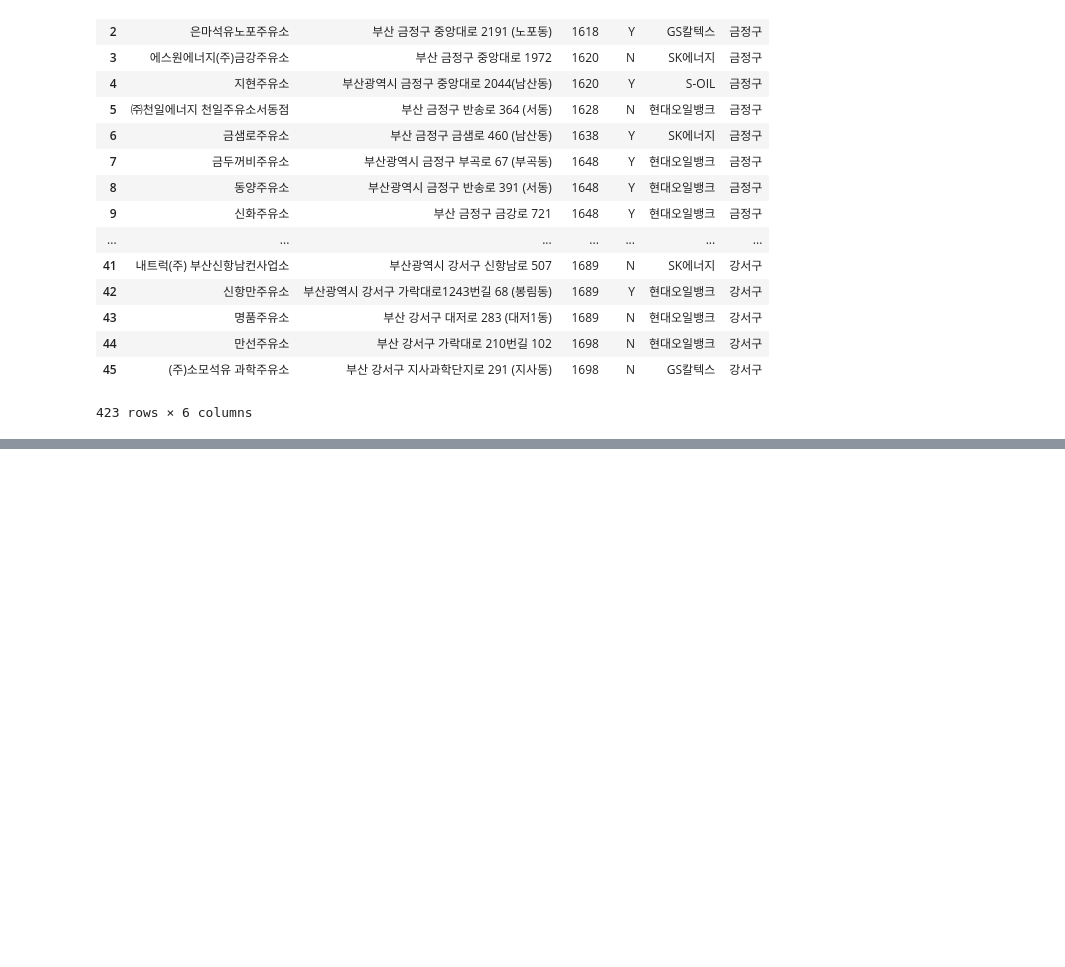
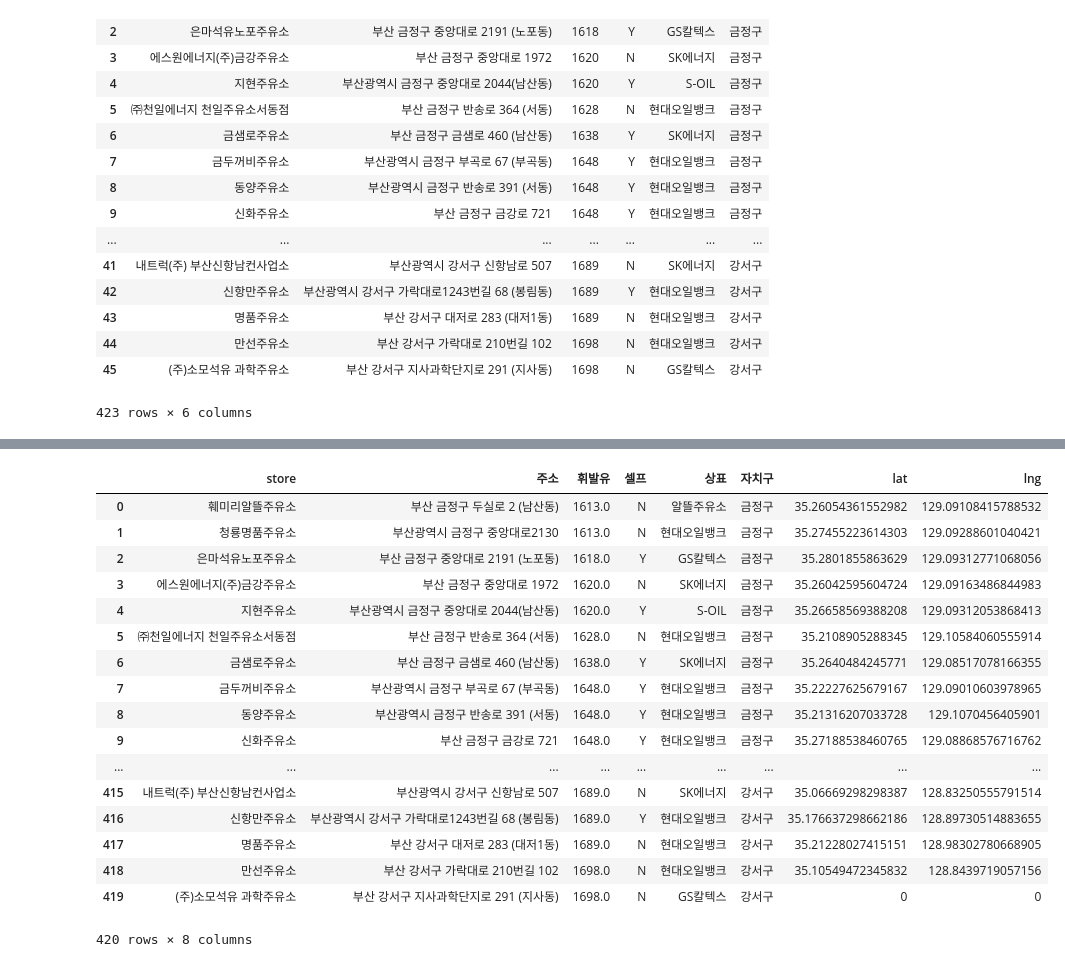
Before and after one commit to ChiHoonOH/python_analysis, a Jupyter notebook: basic_analysis/step4_selenium_crawling/셀레니움을 이용한 데이터 자동 수집 크롤러 개발 및 분석(셀프주유소 대비 브랜드주유소 가격경쟁력).ipynb, the cells around one changed output, grey strips where cells are left out. Cells and saved outputs as stored; diff of their text form; code cells hidden in the pictures; blank space fills up the shorter version.

```diff
--- a/basic_analysis/step4_selenium_crawling/셀레니움을 이용한 데이터 자동 수집 크롤러 개발 및 분석(셀프주유소 대비 브랜드주유소 가격경쟁력).ipynb
+++ b/basic_analysis/step4_selenium_crawling/셀레니움을 이용한 데이터 자동 수집 크롤러 개발 및 분석(셀프주유소 대비 브랜드주유소 가격경쟁력).ipynb
@@ -237,0 +247,3 @@ gas_stations
+# %%
+# 가격자ㅔ가 object -> float 교체
+gas_station2['휘발유'] = gas_stations2['휘발유'].astype(float)
@@ -237,0 +276,4 @@ gas_stations
+# %%
+# 데이터가 concatㅇ로 제작한 것이다보니 index가 중복적으로 나타나거나, 누락되거나 등등
+# 인덱스를 0부터 차례대로 재설정
+gas_station2.reset_index(inplace=True)
@@ -237,0 +420,16 @@ gas_stations
+# %%
+import requests
+def netGetGeocoder(query):
+    url = '''https://dapi.kakao.com/v2/local/search/address.json?query={0}&category_group_code=PO3
+    '''.format(query)
+    KAKAO_API_KEY = 'f9bcade751569c67742c3c82a2e2f2af'
+    headers = {
+        'Authorization':'KakaoAK {0}'.format(KAKAO_API_KEY)
+    }
+    #API 쿼리 수행
+    res = requests.get(url, headers=headers)
+    res = res.json()
+    if not res['documents']:
+        return 0,0
+    # 데이터 추출 : 주소, 위도, 경도, 질의어 순으로 튜플 형태로 리턴
+    return res['documents'][0]['y'],res['documents'][0]['x']
@@ -237,0 +448,9 @@ gas_stations
+# %%
+addr_lat = []
+addr_lng = []
+for addr in tqdm_notebook(gas_station2['주소']):
+    tmp = netGetGeocoder(addr)
+    addr_lat.append(tmp[0])
+    addr_lng.append(tmp[1])
+gas_station2['lat']= addr_lat
+gas_station2['lng']= addr_lng
@@ -237,0 +468,21 @@ gas_stations
+# %%
+gas_station2
+# %% [output]
+|  | store | 주소 | 휘발유 | 셀프 | 상표 | 자치구 | lat | lng |
+| 0 | 훼미리알뜰주유소 | 부산 금정구 두실로 2 (남산동) | 1613.0 | N | 알뜰주유소 | 금정구 | 35.26054361552982 | 129.09108415788532 |
+| 1 | 청룡명품주유소 | 부산광역시 금정구 중앙대로2130 | 1613.0 | N | 현대오일뱅크 | 금정구 | 35.27455223614303 | 129.09288601040421 |
+| 2 | 은마석유노포주유소 | 부산 금정구 중앙대로 2191 (노포동) | 1618.0 | Y | GS칼텍스 | 금정구 | 35.2801855863629 | 129.09312771068056 |
+| 3 | 에스원에너지(주)금강주유소 | 부산 금정구 중앙대로 1972 | 1620.0 | N | SK에너지 | 금정구 | 35.26042595604724 | 129.09163486844983 |
+| 4 | 지현주유소 | 부산광역시 금정구 중앙대로 2044(남산동) | 1620.0 | Y | S-OIL | 금정구 | 35.26658569388208 | 129.09312053868413 |
+| 5 | ㈜천일에너지 천일주유소서동점 | 부산 금정구 반송로 364 (서동) | 1628.0 | N | 현대오일뱅크 | 금정구 | 35.2108905288345 | 129.10584060555914 |
+| 6 | 금샘로주유소 | 부산 금정구 금샘로 460 (남산동) | 1638.0 | Y | SK에너지 | 금정구 | 35.2640484245771 | 129.08517078166355 |
+| 7 | 금두꺼비주유소 | 부산광역시 금정구 부곡로 67 (부곡동) | 1648.0 | Y | 현대오일뱅크 | 금정구 | 35.22227625679167 | 129.09010603978965 |
+| 8 | 동양주유소 | 부산광역시 금정구 반송로 391 (서동) | 1648.0 | Y | 현대오일뱅크 | 금정구 | 35.21316207033728 | 129.1070456405901 |
+| 9 | 신화주유소 | 부산 금정구 금강로 721 | 1648.0 | Y | 현대오일뱅크 | 금정구 | 35.27188538460765 | 129.08868576716762 |
+| ... | ... | ... | ... | ... | ... | ... | ... | ... |
+| 415 | 내트럭(주) 부산신항남컨사업소 | 부산광역시 강서구 신항남로 507 | 1689.0 | N | SK에너지 | 강서구 | 35.06669298298387 | 128.83250555791514 |
+| 416 | 신항만주유소 | 부산광역시 강서구 가락대로1243번길 68 (봉림동) | 1689.0 | Y | 현대오일뱅크 | 강서구 | 35.176637298662186 | 128.89730514883655 |
+| 417 | 명품주유소 | 부산 강서구 대저로 283 (대저1동) | 1689.0 | N | 현대오일뱅크 | 강서구 | 35.21228027415151 | 128.98302780668905 |
+| 418 | 만선주유소 | 부산 강서구 가락대로 210번길 102 | 1698.0 | N | 현대오일뱅크 | 강서구 | 35.10549472345832 | 128.8439719057156 |
+| 419 | (주)소모석유 과학주유소 | 부산 강서구 지사과학단지로 291 (지사동) | 1698.0 | N | GS칼텍스 | 강서구 | 0 | 0 |
+420 rows × 8 columns
```
Also changed, not shown: parts of 29 cells of this notebook, 5 other files.
